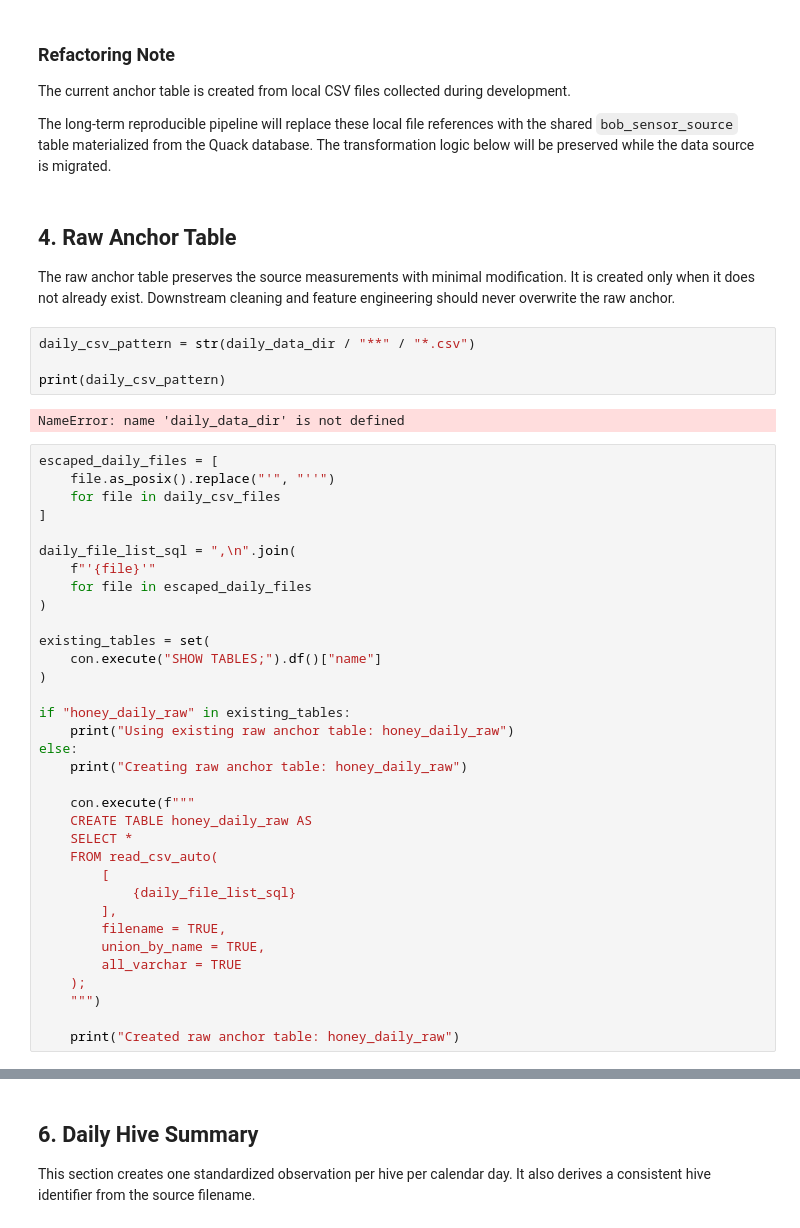
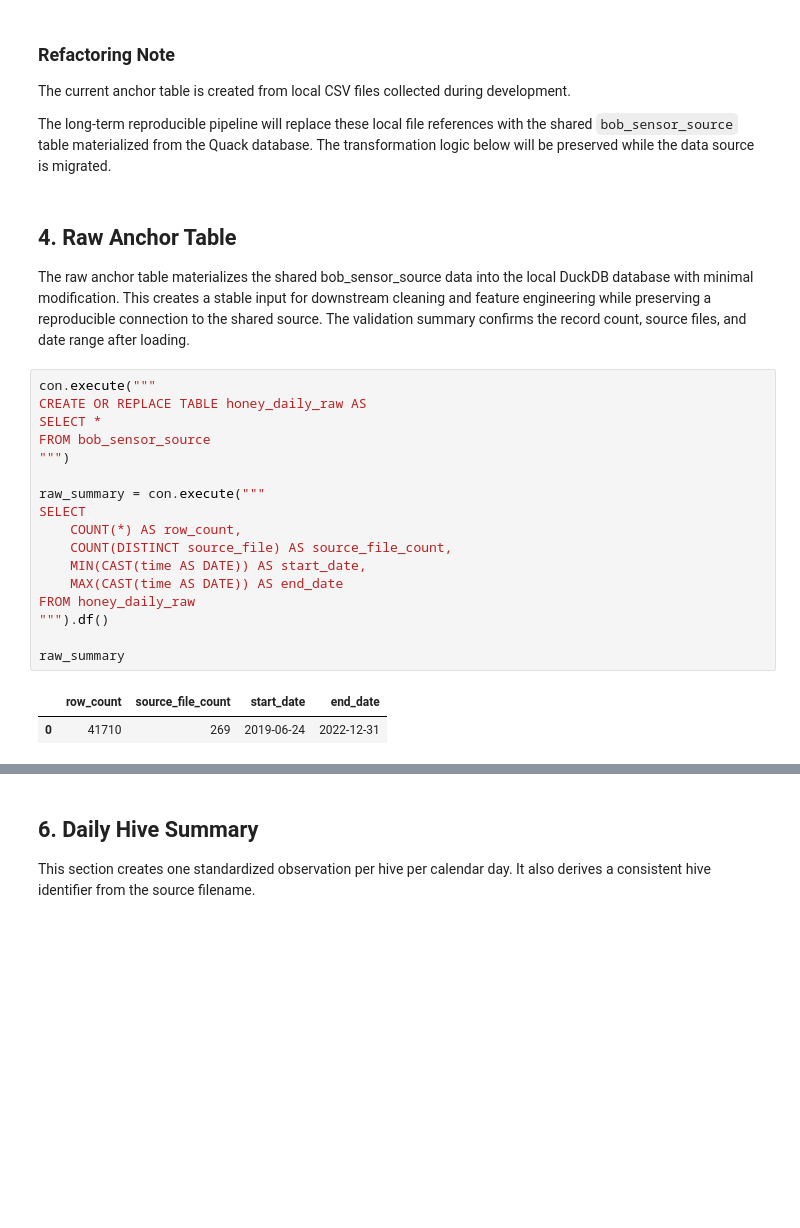
Before and after one commit to stephfn/honey-yield-predictive-model, a Jupyter notebook: Stephanie_Work/Honey_Project_Pipeline.ipynb, the cells around one changed output, grey strips where cells are left out. Saved outputs shown, nothing was run; the diff lists cells and outputs as text; blank space fills up the shorter version.

```diff
--- a/Stephanie_Work/Honey_Project_Pipeline.ipynb
+++ b/Stephanie_Work/Honey_Project_Pipeline.ipynb
@@ -237,44 +237,24 @@ The long-term reproducible pipeline will replace these local file references wit
 # %% [markdown]
 ## 4. Raw Anchor Table
 
-The raw anchor table preserves the source measurements with minimal modification. It is created only when it does not already exist. Downstream cleaning and feature engineering should never overwrite the raw anchor.
+The raw anchor table materializes the shared bob_sensor_source data into the local DuckDB database with minimal modification. This creates a stable input for downstream cleaning and feature engineering while preserving a reproducible connection to the shared source. The validation summary confirms the record count, source files, and date range after loading.
 # %%
-daily_csv_pattern = str(daily_data_dir / "**" / "*.csv")
+con.execute("""
+CREATE OR REPLACE TABLE honey_daily_raw AS
+SELECT *
+FROM bob_sensor_source
+""")
 
-print(daily_csv_pattern)
+raw_summary = con.execute("""
+SELECT
+    COUNT(*) AS row_count,
+    COUNT(DISTINCT source_file) AS source_file_count,
+    MIN(CAST(time AS DATE)) AS start_date,
+    MAX(CAST(time AS DATE)) AS end_date
+FROM honey_daily_raw
+""").df()
+
+raw_summary
 # %% [output]
-NameError: name 'daily_data_dir' is not defined
+|  | row_count | source_file_count | start_date | end_date |
+| 0 | 41710 | 269 | 2019-06-24 | 2022-12-31 |
-# %%
-escaped_daily_files = [
-    file.as_posix().replace("'", "''")
-    for file in daily_csv_files
-]
-
-daily_file_list_sql = ",\n".join(
-    f"'{file}'"
-    for file in escaped_daily_files
-)
-
-existing_tables = set(
-    con.execute("SHOW TABLES;").df()["name"]
-)
-
-if "honey_daily_raw" in existing_tables:
-    print("Using existing raw anchor table: honey_daily_raw")
-else:
-    print("Creating raw anchor table: honey_daily_raw")
-
-    con.execute(f"""
-    CREATE TABLE honey_daily_raw AS
-    SELECT *
-    FROM read_csv_auto(
-        [
-            {daily_file_list_sql}
-        ],
-        filename = TRUE,
-        union_by_name = TRUE,
-        all_varchar = TRUE
-    );
-    """)
-
-    print("Created raw anchor table: honey_daily_raw")
```
Also changed, not shown: parts of 16 cells of this notebook.
